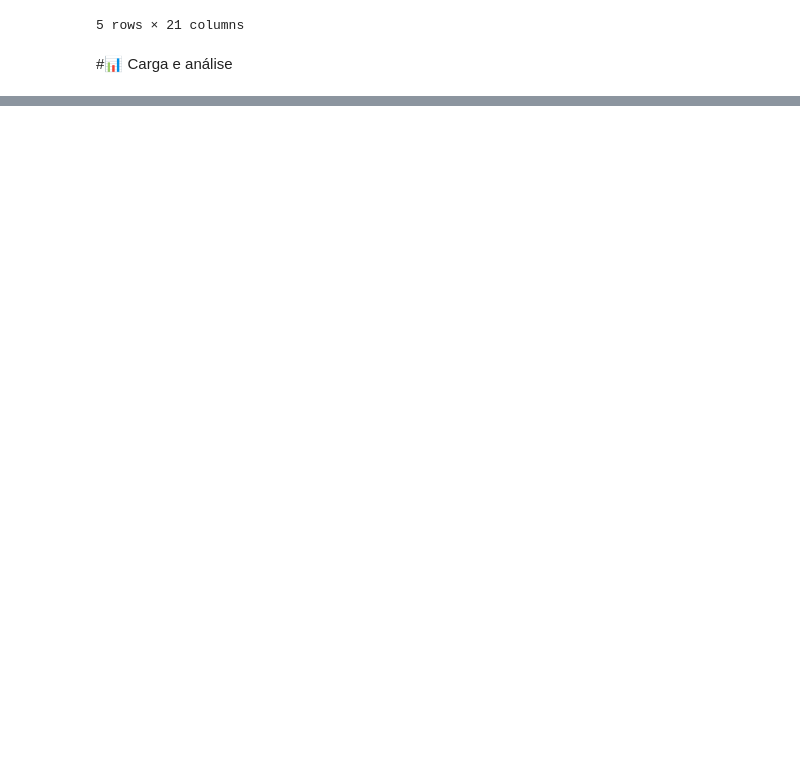
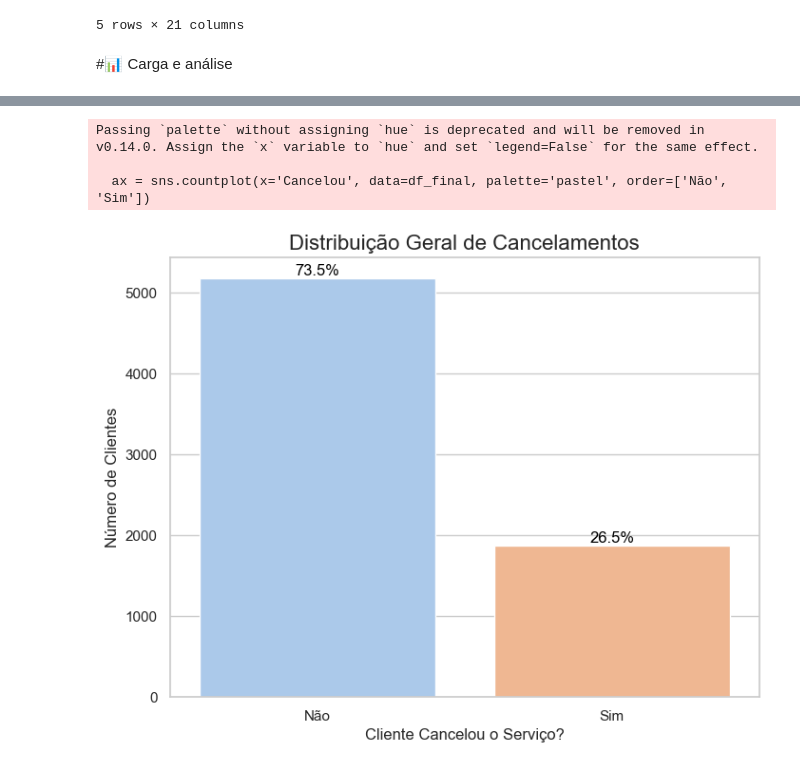
Before and after one commit to dfarneym/TelecomX_BR, a Jupyter notebook: TelecomX_BR.ipynb, the cells around one changed output, grey strips where cells are left out. Drawn from its saved outputs; the diff is of its cells as text; code cells hidden in the pictures; blank space fills up the shorter version.

```diff
--- a/TelecomX_BR.ipynb
+++ b/TelecomX_BR.ipynb
@@ -252,0 +292,26 @@ df_final.to_json("TelecomX_data_tratados.json")
+# %%
+import matplotlib.pyplot as plt
+import seaborn as sns
+
+# --- 1. Carregamento e Preparação dos Dados ---
+
+# Configurações de estilo para os gráficos
+sns.set_theme(style="whitegrid")
+plt.rcParams['figure.figsize'] = (12, 7)
+plt.rcParams['font.size'] = 12
+
+# Limpeza final: Remover linhas onde a coluna 'Cancelou' está vazia
+# Primeiro, substituímos os valores vazios ('') por um marcador de ausência (NA)
+df_final['Cancelou'].replace('', pd.NA, inplace=True)
+# Em seguida, removemos todas as linhas que contêm esse marcador na coluna 'Cancelou'
+df_final.dropna(subset=['Cancelou'], inplace=True)
+
+# Para evitar avisos de cópia, criamos uma cópia explícita do DataFrame filtrado
+df = df_final.copy()
+
+# Criar uma coluna de rótulo para 'Idoso' para melhorar a visualização nos gráficos
+df['Cliente_Idoso'] = df['Idoso'].map({0: 'Não', 1: 'Sim'})
+
+print(f"Dados carregados e limpos. Total de {len(df)} registros para análise.")
+print("\nDistribuição de Cancelamentos:")
+print(df['Cancelou'].value_counts(normalize=True).map('{:.2%}'.format))
@@ -252,0 +337,22 @@ df_final.to_json("TelecomX_data_tratados.json")
+# %%
+# Gráfico 1: Distribuição Geral de Cancelamentos
+plt.figure(figsize=(8, 6))
+ax = sns.countplot(x='Cancelou', data=df_final, palette='pastel', order=['Não', 'Sim'])
+ax.set_title('Distribuição Geral de Cancelamentos', fontsize=16)
+ax.set_xlabel('Cliente Cancelou o Serviço?', fontsize=12)
+ax.set_ylabel('Número de Clientes', fontsize=12)
+
+# Adicionar anotações de porcentagem no gráfico
+total = len(df_final)
+for p in ax.patches:
+    percentage = f'{100 * p.get_height() / total:.1f}%'
+    x = p.get_x() + p.get_width() / 2
+    y = p.get_height()
+    ax.annotate(percentage, (x, y), ha='center', va='bottom', fontsize=12, color='black')
+
+plt.show()
+# %% [output]
+Passing `palette` without assigning `hue` is deprecated and will be removed in v0.14.0. Assign the `x` variable to `hue` and set `legend=False` for the same effect.
+
+  ax = sns.countplot(x='Cancelou', data=df_final, palette='pastel', order=['Não', 'Sim'])
+[figure, added]
```
Also changed, not shown: parts of 16 cells of this notebook.
